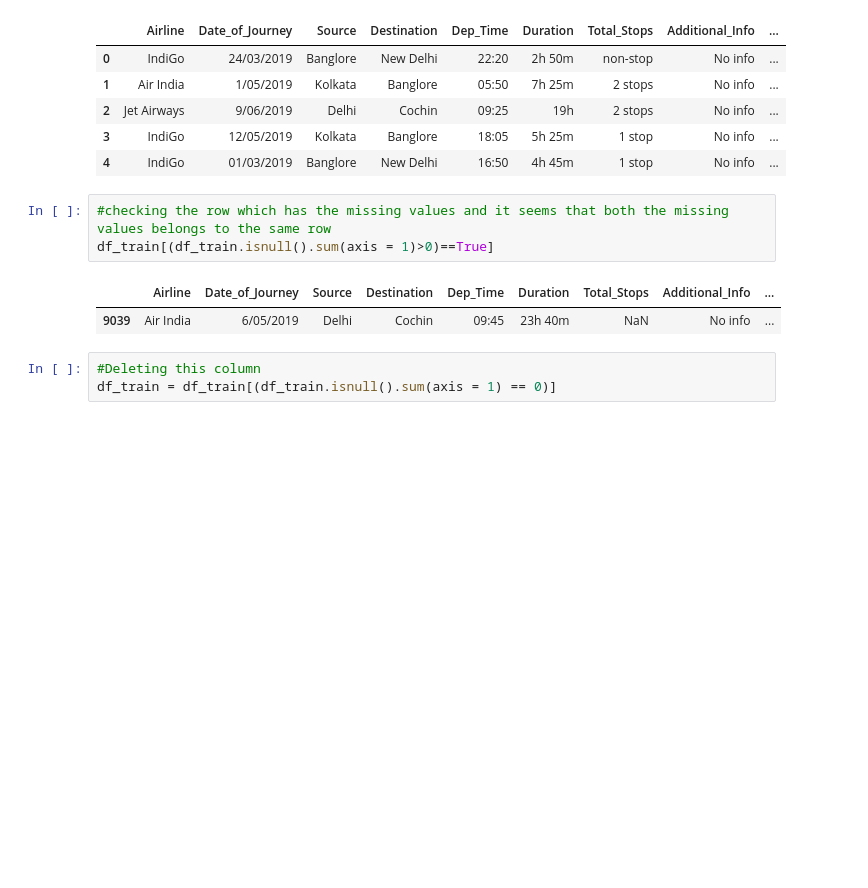
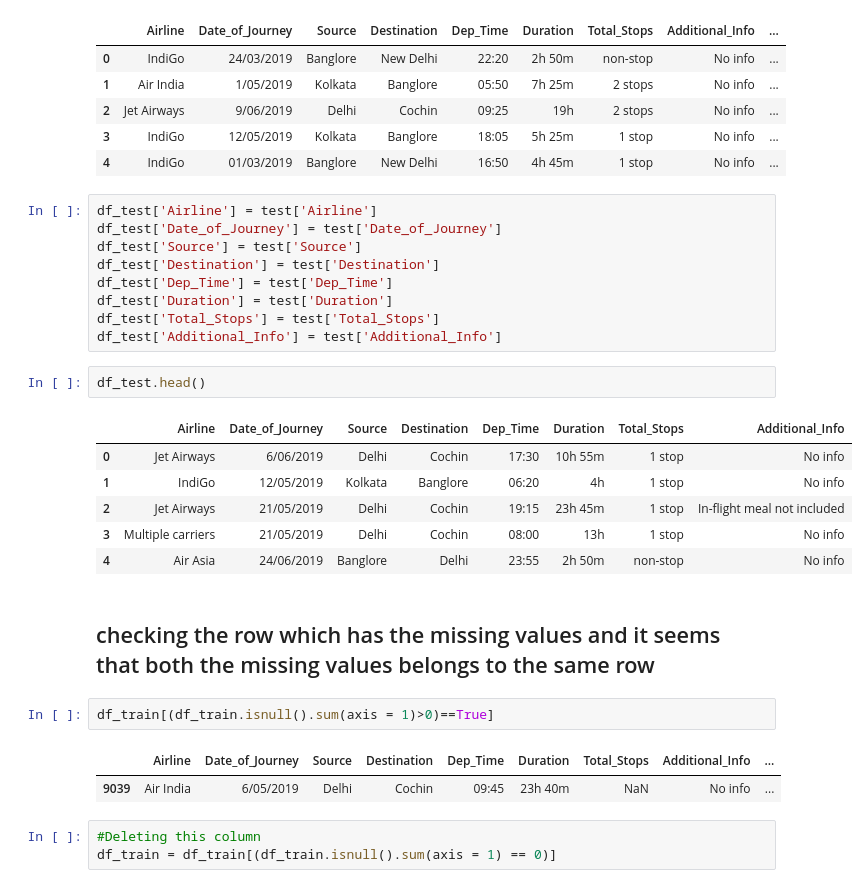
Before and after one commit to shubham-singh-ss/Plane-Ticket-Price-Prediction, a Jupyter notebook: flight_price_prediction.ipynb, the cells around one changed output. Cells and saved outputs as stored; diff of their text form; blank space fills up the shorter version.

```diff
--- a/flight_price_prediction.ipynb
+++ b/flight_price_prediction.ipynb
@@ -131,12 +126,31 @@ df_train.head()
 | 2 | Jet Airways | 9/06/2019 | Delhi | Cochin | 09:25 | 19h | 2 stops | No info | ... |
 | 3 | IndiGo | 12/05/2019 | Kolkata | Banglore | 18:05 | 5h 25m | 1 stop | No info | ... |
 | 4 | IndiGo | 01/03/2019 | Banglore | New Delhi | 16:50 | 4h 45m | 1 stop | No info | ... |
-# %%
-#checking the row which has the missing values and it seems that both the missing values belongs to the same row
-df_train[(df_train.isnull().sum(axis = 1)>0)==True]
-# %% [output]
-|  | Airline | Date_of_Journey | Source | Destination | Dep_Time | Duration | Total_Stops | Additional_Info | ... |
-| 9039 | Air India | 6/05/2019 | Delhi | Cochin | 09:45 | 23h 40m | NaN | No info | ... |
+# %%
+df_test['Airline'] = test['Airline']
+df_test['Date_of_Journey'] = test['Date_of_Journey']
+df_test['Source'] = test['Source']
+df_test['Destination'] = test['Destination']
+df_test['Dep_Time'] = test['Dep_Time']
+df_test['Duration'] = test['Duration']
+df_test['Total_Stops'] = test['Total_Stops']
+df_test['Additional_Info'] = test['Additional_Info']
+# %%
+df_test.head()
+# %% [output]
+|  | Airline | Date_of_Journey | Source | Destination | Dep_Time | Duration | Total_Stops | Additional_Info |
+| 0 | Jet Airways | 6/06/2019 | Delhi | Cochin | 17:30 | 10h 55m | 1 stop | No info |
+| 1 | IndiGo | 12/05/2019 | Kolkata | Banglore | 06:20 | 4h | 1 stop | No info |
+| 2 | Jet Airways | 21/05/2019 | Delhi | Cochin | 19:15 | 23h 45m | 1 stop | In-flight meal not included |
+| 3 | Multiple carriers | 21/05/2019 | Delhi | Cochin | 08:00 | 13h | 1 stop | No info |
+| 4 | Air Asia | 24/06/2019 | Banglore | Delhi | 23:55 | 2h 50m | non-stop | No info |
+# %% [markdown]
+## checking the row which has the missing values and it seems that both the missing values belongs to the same row
+# %%
+df_train[(df_train.isnull().sum(axis = 1)>0)==True]
+# %% [output]
+|  | Airline | Date_of_Journey | Source | Destination | Dep_Time | Duration | Total_Stops | Additional_Info | ... |
+| 9039 | Air India | 6/05/2019 | Delhi | Cochin | 09:45 | 23h 40m | NaN | No info | ... |
 # %%
 #Deleting this column
 df_train = df_train[(df_train.isnull().sum(axis = 1) == 0)]
```
Also changed, not shown: parts of 46 cells of this notebook.
